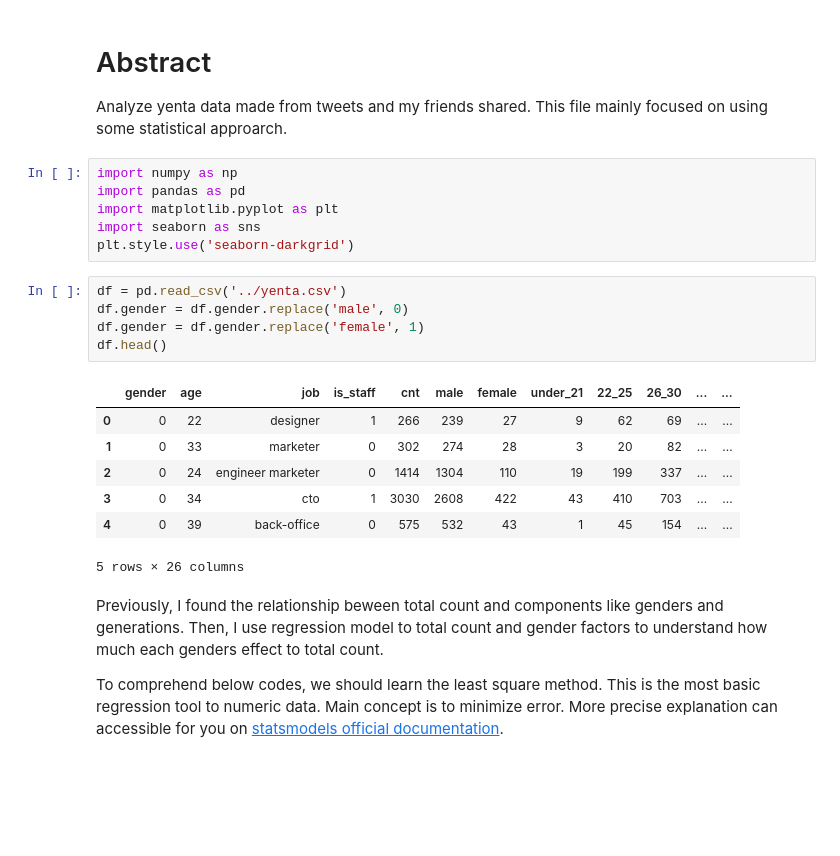
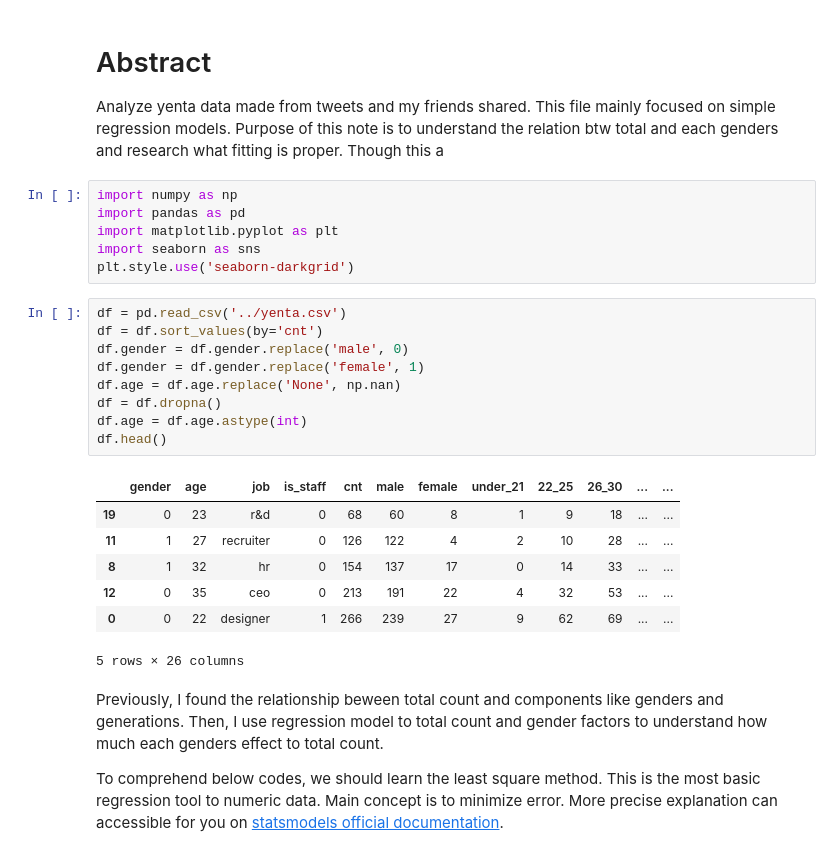
Before and after one commit to GitSumito/analytics, a Jupyter notebook: yenta/notebooks/yenta_v2.ipynb, the cells around one changed output. Drawn from its saved outputs; the diff is of its cells as text; blank space fills up the shorter version.

Commit message:
add yenta_v2

```diff
--- a/yenta/notebooks/yenta_v2.ipynb
+++ b/yenta/notebooks/yenta_v2.ipynb
@@ -1,6 +1,7 @@
 # %% [markdown]
 # Abstract
-Analyze yenta data made from tweets and my friends shared. This file mainly focused on using some statistical approarch.
+Analyze yenta data made from tweets and my friends shared. This file mainly focused on simple regression models.
+Purpose of this note is to understand the relation btw total and each genders and research what fitting is proper. Though this a
 # %%
 import numpy as np
 import pandas as pd
@@ -9,16 +10,20 @@ import seaborn as sns
 plt.style.use('seaborn-darkgrid')
 # %%
 df = pd.read_csv('../yenta.csv')
+df = df.sort_values(by='cnt')
 df.gender = df.gender.replace('male', 0)
 df.gender = df.gender.replace('female', 1)
+df.age = df.age.replace('None', np.nan)
+df = df.dropna()
+df.age = df.age.astype(int)
 df.head()
 # %% [output]
 |  | gender | age | job | is_staff | cnt | male | female | under_21 | 22_25 | 26_30 | ... | ... |
+| 19 | 0 | 23 | r&d | 0 | 68 | 60 | 8 | 1 | 9 | 18 | ... | ... |
+| 11 | 1 | 27 | recruiter | 0 | 126 | 122 | 4 | 2 | 10 | 28 | ... | ... |
+| 8 | 1 | 32 | hr | 0 | 154 | 137 | 17 | 0 | 14 | 33 | ... | ... |
+| 12 | 0 | 35 | ceo | 0 | 213 | 191 | 22 | 4 | 32 | 53 | ... | ... |
 | 0 | 0 | 22 | designer | 1 | 266 | 239 | 27 | 9 | 62 | 69 | ... | ... |
-| 1 | 0 | 33 | marketer | 0 | 302 | 274 | 28 | 3 | 20 | 82 | ... | ... |
-| 2 | 0 | 24 | engineer marketer | 0 | 1414 | 1304 | 110 | 19 | 199 | 337 | ... | ... |
-| 3 | 0 | 34 | cto | 1 | 3030 | 2608 | 422 | 43 | 410 | 703 | ... | ... |
-| 4 | 0 | 39 | back-office | 0 | 575 | 532 | 43 | 1 | 45 | 154 | ... | ... |
 5 rows × 26 columns
 # %% [markdown]
 Previously, I found the relationship beween total count and components like genders and generations. Then, I use regression model to total count and gender factors to understand how much each genders effect to total count.
```
Also changed, not shown: parts of 18 cells of this notebook.
